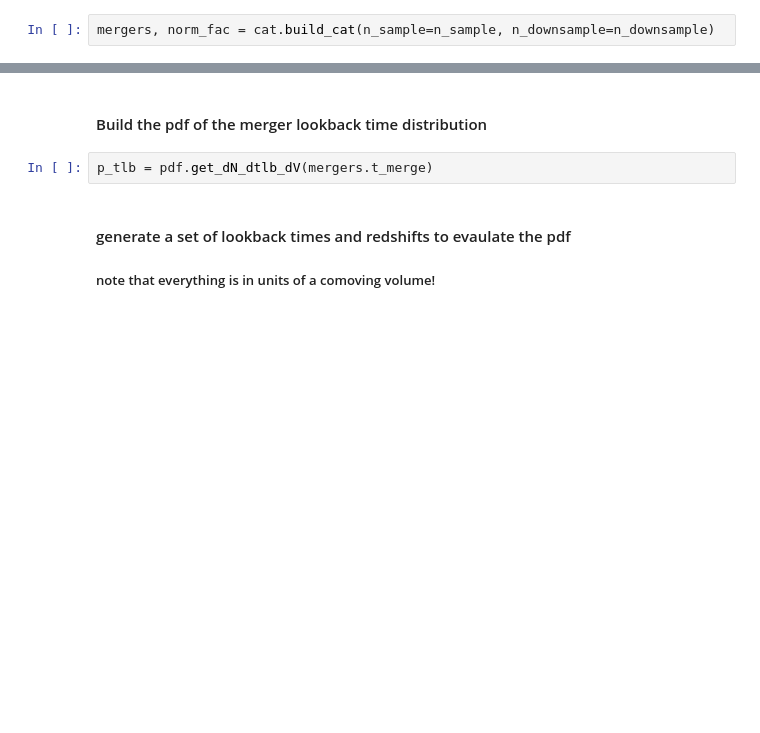
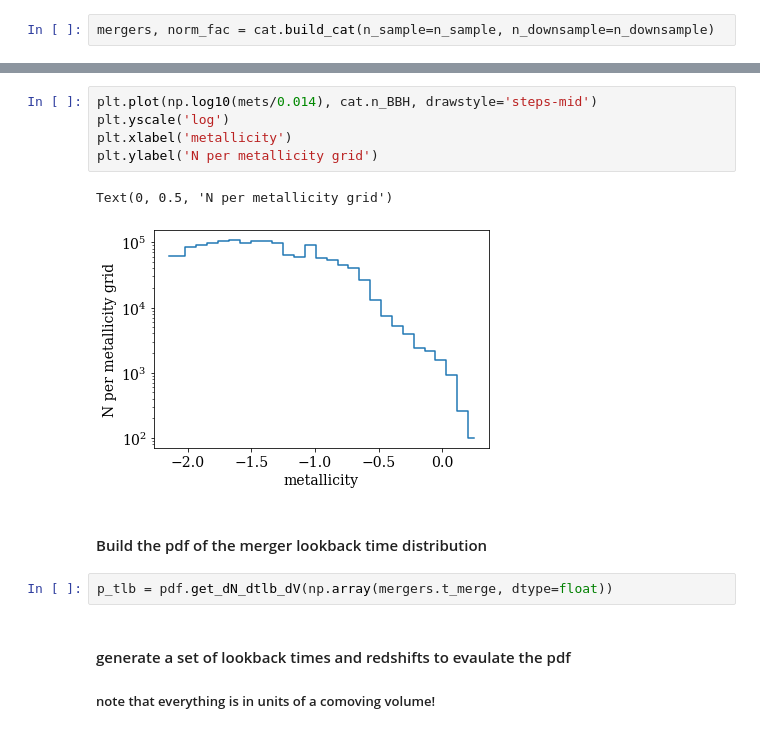
Before and after one commit to MarkGM02/cosmerge, a Jupyter notebook: sample_cat.ipynb, the cells around one changed output, grey strips where cells are left out. Drawn from its saved outputs; the diff is of its cells as text; blank space fills up the shorter version.

```diff
--- a/sample_cat.ipynb
+++ b/sample_cat.ipynb
@@ -66,7 +48,15 @@ mergers, norm_fac = cat.build_cat(n_sample=n_sample, n_downsample=n_downsample)
+# %%
+plt.plot(np.log10(mets/0.014), cat.n_BBH, drawstyle='steps-mid')
+plt.yscale('log')
+plt.xlabel('metallicity')
+plt.ylabel('N per metallicity grid')
+# %% [output]
+Text(0, 0.5, 'N per metallicity grid')
+[figure, added]
 # %% [markdown]
 #### Build the pdf of the merger lookback time distribution
 # %%
-p_tlb = pdf.get_dN_dtlb_dV(mergers.t_merge)
+p_tlb = pdf.get_dN_dtlb_dV(np.array(mergers.t_merge, dtype=float))
 # %% [markdown]
 #### generate a set of lookback times and redshifts to evaulate the pdf
 ##### note that everything is in units of a comoving volume!
```
Also changed, not shown: parts of 15 cells of this notebook.
